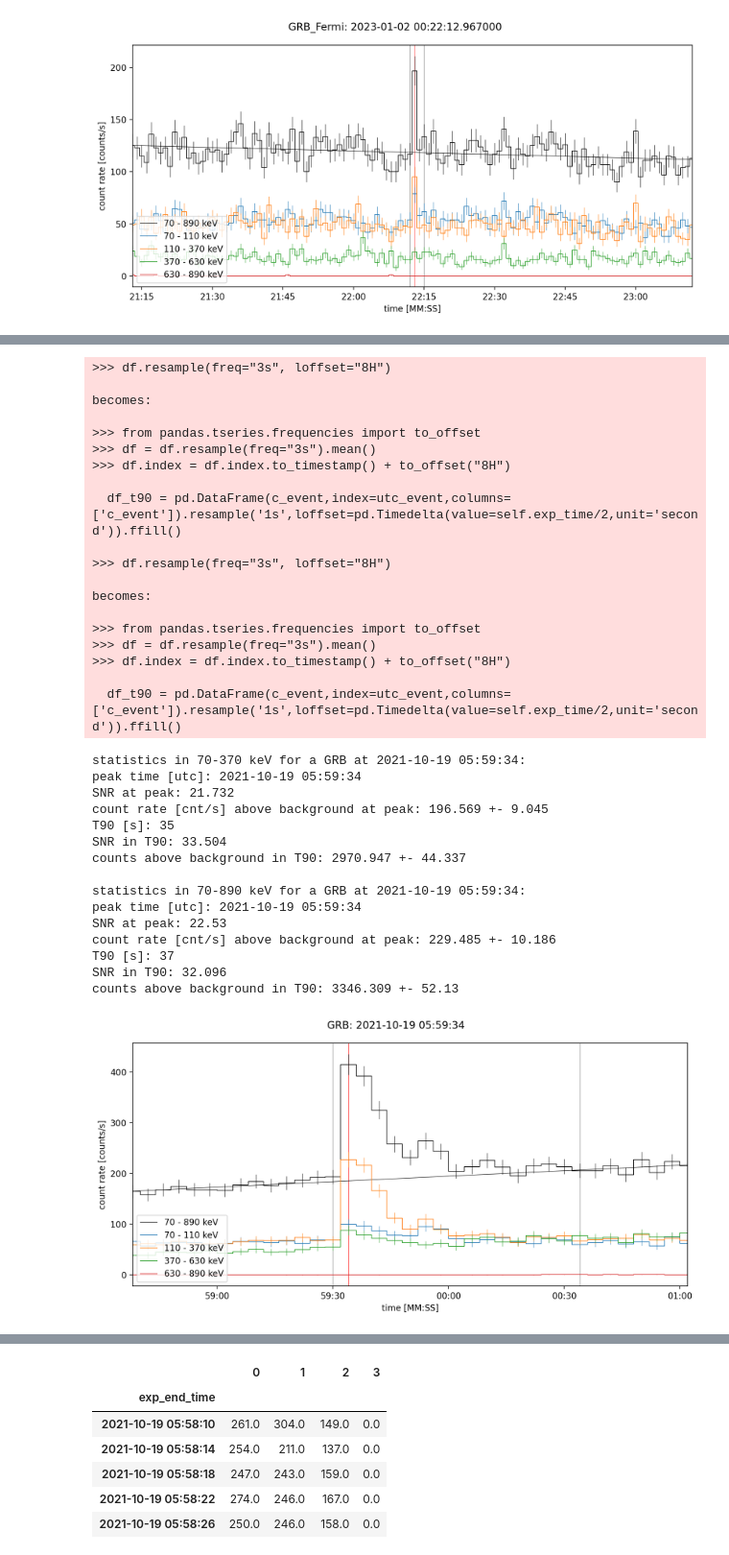
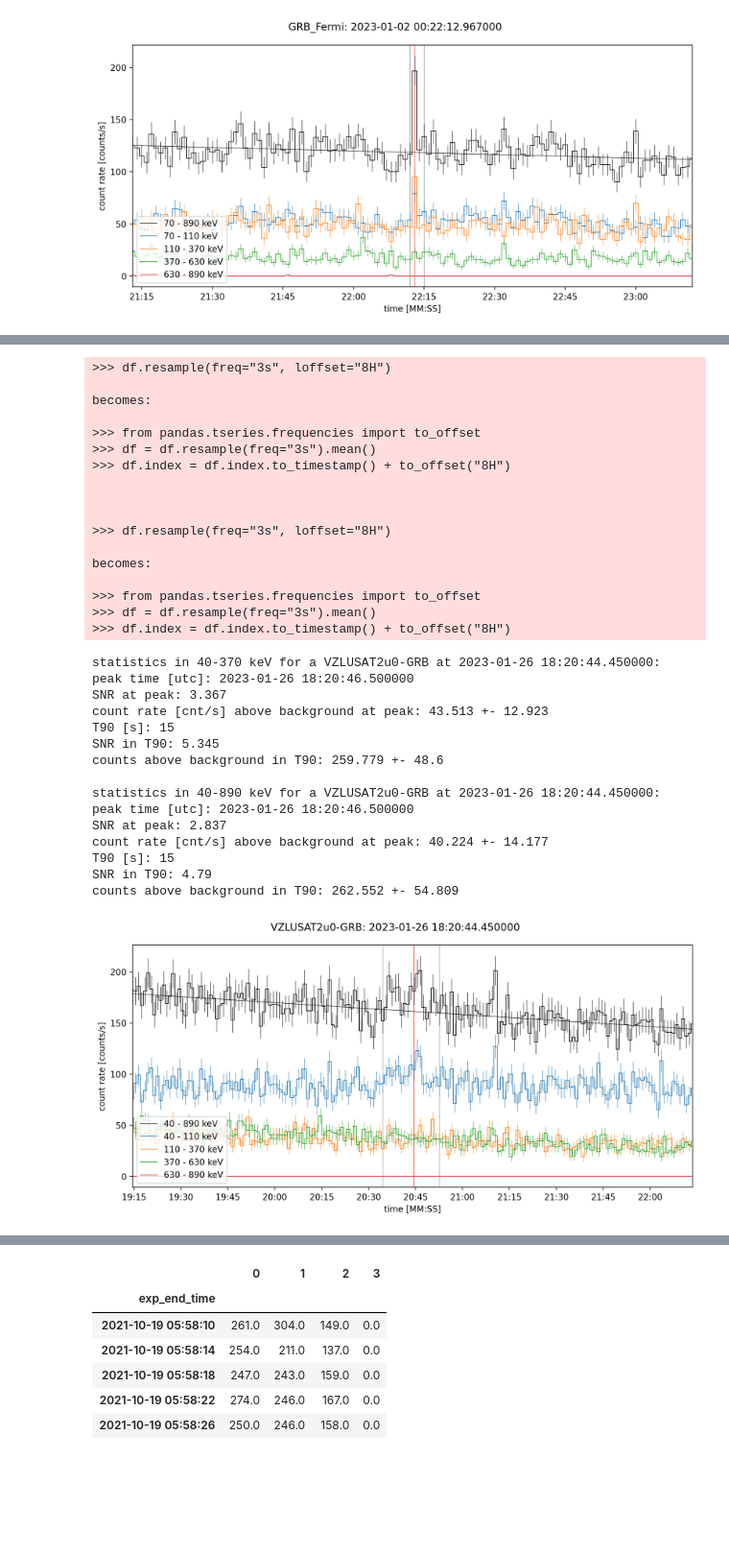
Before and after one commit to mdafcikova/grbalpha-tools, a Jupyter notebook: notebook.ipynb, the cells around one changed output, grey strips where cells are left out. Shown at 96% size. Cells and saved outputs as stored; diff of their text form; code cells hidden in the pictures; blank space fills up the shorter version.

```diff
--- a/notebook.ipynb
+++ b/notebook.ipynb
@@ -144,43 +122,41 @@ df2
 # %%
-path = r'C:\Users\maria\Desktop\BSc\GRBAlpha_data\2021-10-18_22-22-36_exp1s_sbin4\ch0\part2\rate_multi_ch.txt'
-event_type = 'GRB'
+path = r'C:\Users\maria\Desktop\CubeSats\vzlusat2\grbs\GRB230126A_unit0.txt'
+event_type = 'VZLUSAT2u0-GRB'
 
 obs = Observation(path)
-time = obs.is_GRB_in_file()[0][0]
-obs.check_event(time,event_type,llim=13,rlim=29,dtvalue_left=1,dtvalue_right=1.5,fit_function='linear',second_locator=[0,30])#,fit_function='polynom')
+time = '2023-01-26 18:20:44.450' #obs.is_GRB_in_file()[0][0]
+obs.check_event(time,event_type,llim=81,rlim=98,dtvalue_left=1.5,dtvalue_right=1.5)#,fit_function='polynom')#,second_locator=[0,30])#,fit_function='polynom')
 # %% [output]
 >>> df.resample(freq="3s", loffset="8H")
 
 becomes:
 
 >>> from pandas.tseries.frequencies import to_offset
 >>> df = df.resample(freq="3s").mean()
 >>> df.index = df.index.to_timestamp() + to_offset("8H")
 
-  df_t90 = pd.DataFrame(c_event,index=utc_event,columns=['c_event']).resample('1s',loffset=pd.Timedelta(value=self.exp_time/2,unit='second')).ffill()
+
 
 >>> df.resample(freq="3s", loffset="8H")
 
 becomes:
 
 >>> from pandas.tseries.frequencies import to_offset
 >>> df = df.resample(freq="3s").mean()
 >>> df.index = df.index.to_timestamp() + to_offset("8H")
-
-  df_t90 = pd.DataFrame(c_event,index=utc_event,columns=['c_event']).resample('1s',loffset=pd.Timedelta(value=self.exp_time/2,unit='second')).ffill()
-statistics in 70-370 keV for a GRB at 2021-10-19 05:59:34:
-peak time [utc]: 2021-10-19 05:59:34
-SNR at peak: 21.732
-count rate [cnt/s] above background at peak: 196.569 +- 9.045
-T90 [s]: 35
-SNR in T90: 33.504
-counts above background in T90: 2970.947 +- 44.337
+statistics in 40-370 keV for a VZLUSAT2u0-GRB at 2023-01-26 18:20:44.450000:
+peak time [utc]: 2023-01-26 18:20:46.500000
+SNR at peak: 3.367
+count rate [cnt/s] above background at peak: 43.513 +- 12.923
+T90 [s]: 15
+SNR in T90: 5.345
+counts above background in T90: 259.779 +- 48.6
 
-statistics in 70-890 keV for a GRB at 2021-10-19 05:59:34:
-peak time [utc]: 2021-10-19 05:59:34
-SNR at peak: 22.53
-count rate [cnt/s] above background at peak: 229.485 +- 10.186
-T90 [s]: 37
-SNR in T90: 32.096
-counts above background in T90: 3346.309 +- 52.13
+statistics in 40-890 keV for a VZLUSAT2u0-GRB at 2023-01-26 18:20:44.450000:
+peak time [utc]: 2023-01-26 18:20:46.500000
+SNR at peak: 2.837
+count rate [cnt/s] above background at peak: 40.224 +- 14.177
+T90 [s]: 15
+SNR in T90: 4.79
+counts above background in T90: 262.552 +- 54.809
-[figure, old version]
+[figure, new version]
```
Also changed, not shown: parts of 6 cells of this notebook, 1 other file.
